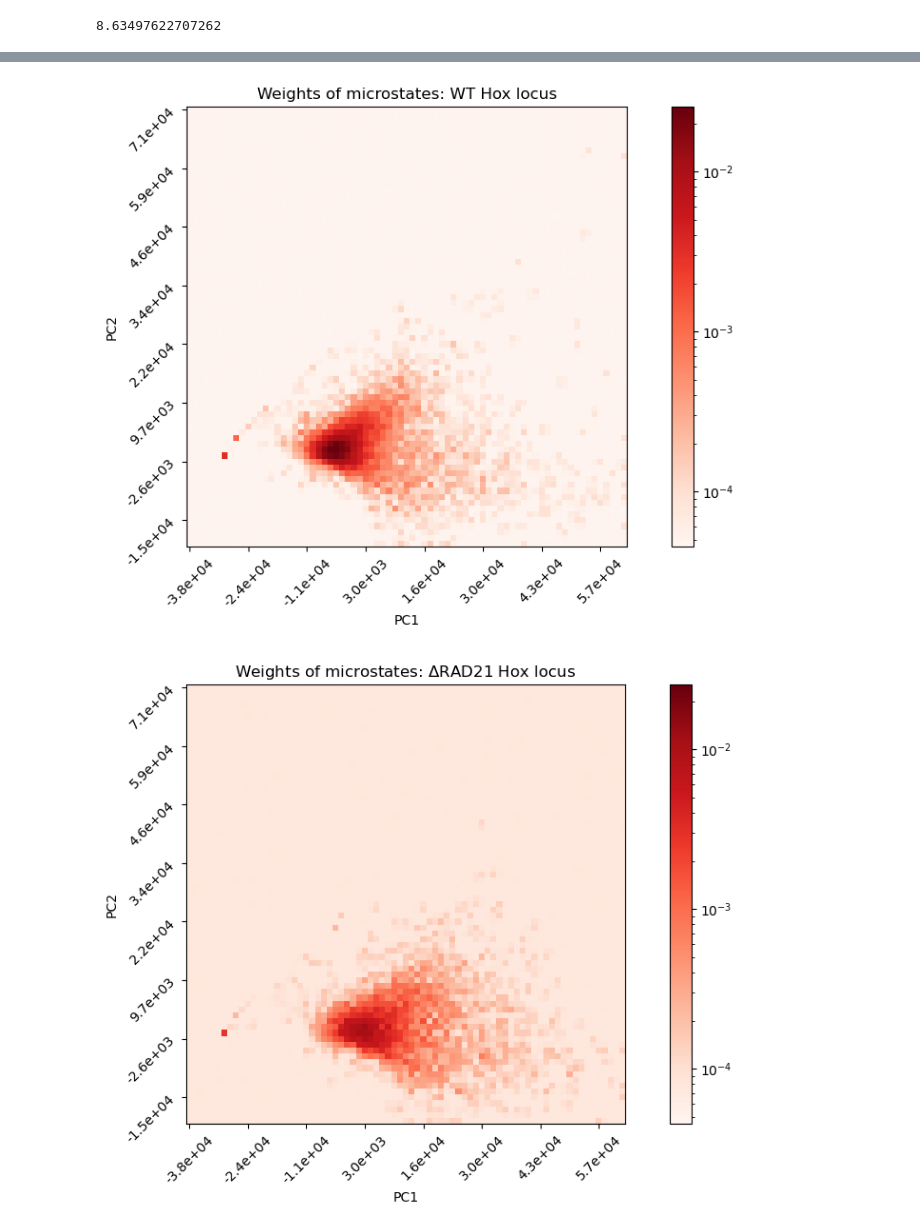
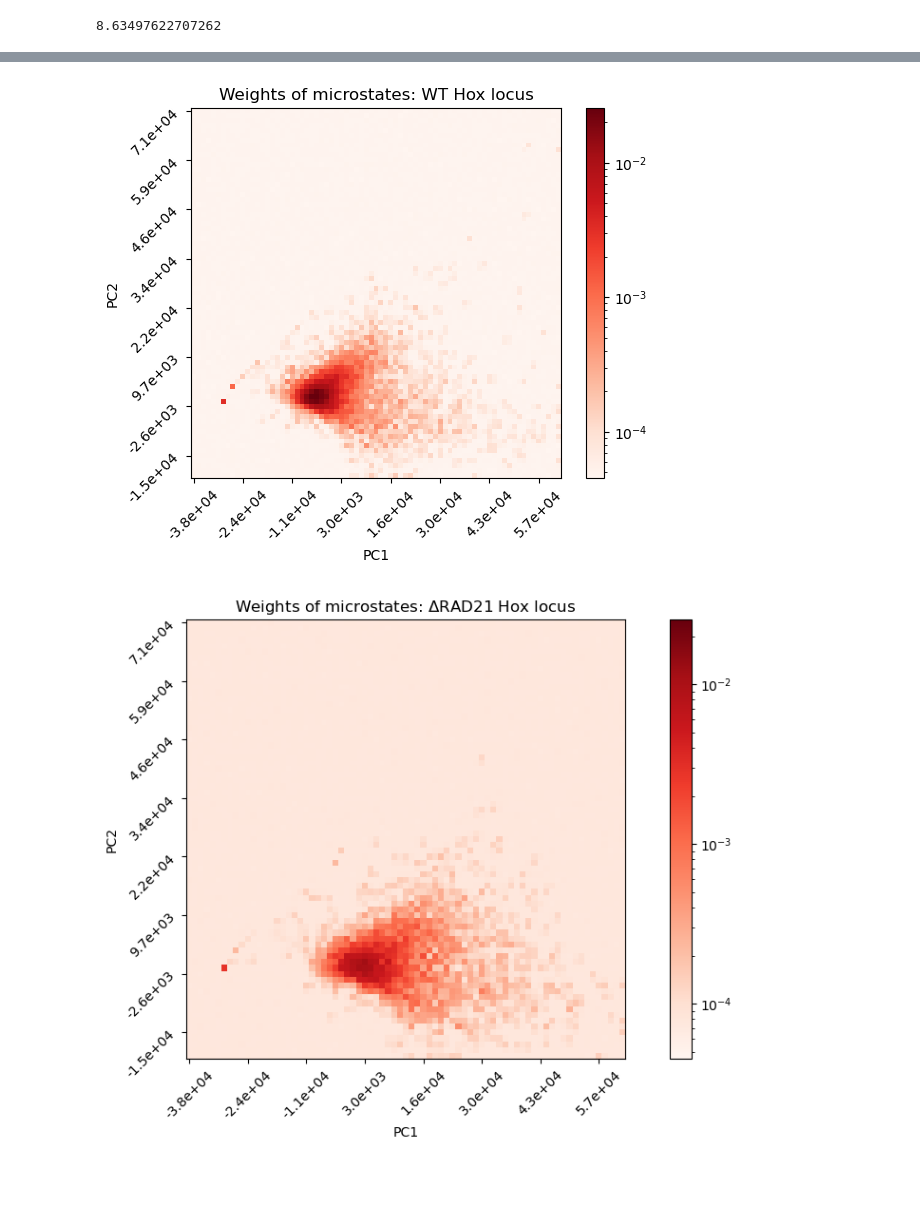
Before and after one commit to tee-udon/chromatin-ensemble-refinement, a Jupyter notebook: 20240925_AnalyzeToniaMCMC.ipynb, the cells around one changed output, grey strips where cells are left out. Saved outputs shown, nothing was run; the diff lists cells and outputs as text; code cells hidden in the pictures; blank space fills up the shorter version.

```diff
--- a/20240925_AnalyzeToniaMCMC.ipynb
+++ b/20240925_AnalyzeToniaMCMC.ipynb
@@ -349,19 +395,18 @@ from matplotlib.ticker import ScalarFormatter, LogFormatter
 # %%
 # Plot heatmap - colorbar is in log scale
-plt.figure(figsize=(12, 6))
 norm = LogNorm(vmin=ntHox_mean.min(), vmax=ntHox_mean.max())
 # Make sure you transpose
 # Because the ordering of the matrix is different from the ordering of the heatmap
 plt.imshow(ntHox_mean.T, cmap='Reds', norm=norm)
 plt.xticks(np.arange(0, num_microstates, 10), xlabel_hox, rotation=45)
 plt.yticks(np.arange(0, num_microstates, 10), ylabel_hox, rotation=45)
 plt.xlabel('PC1')
 plt.ylabel('PC2')
 cbar = plt.colorbar()
 plt.title('Weights of microstates: WT Hox locus')
 plt.savefig(os.path.join(save_dir, 'ntHox_heatmap.png'), dpi=300, bbox_inches='tight')
 # %% [output]
-[figure, old version]
+[figure, new version]
 # %%
 # Plot heatmap - colorbar is in log scale
 plt.figure(figsize=(12, 6))
```
Also changed, not shown: parts of 8 cells of this notebook.
